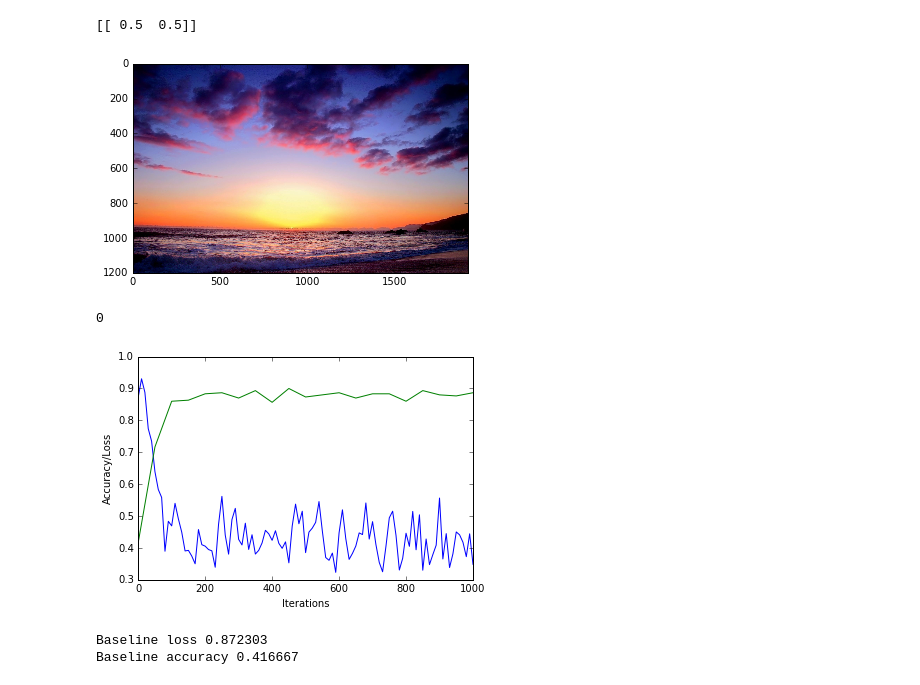
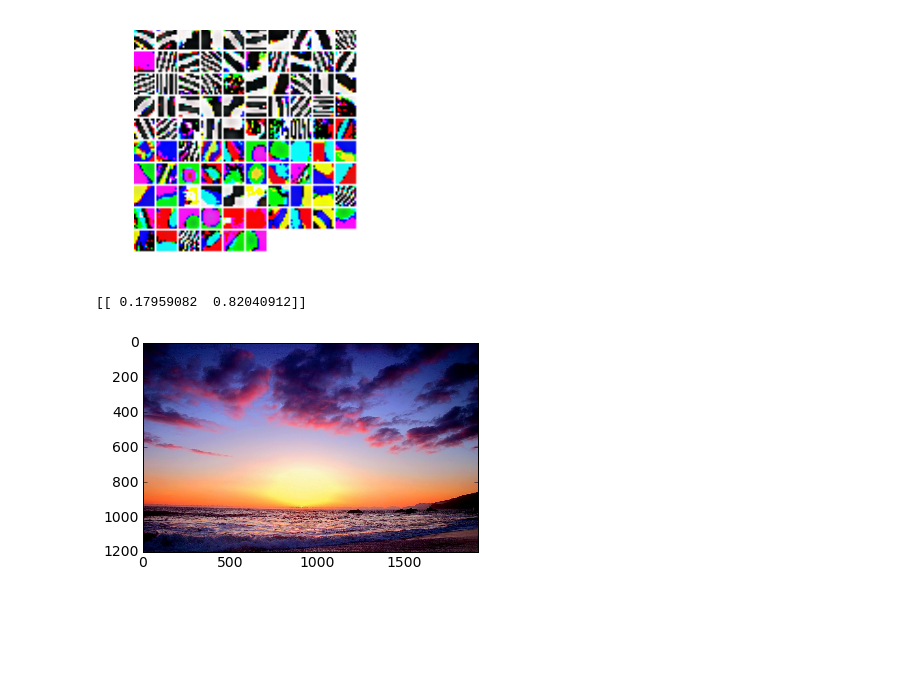
Before and after one commit to indivisibleatom/classes, a Jupyter notebook: patternRec/hw4/sunset.ipynb, the cells around one changed output. Cells and saved outputs as stored; diff of their text form; code cells hidden in the pictures; blank space fills up the shorter version.

```diff
--- a/patternRec/hw4/sunset.ipynb
+++ b/patternRec/hw4/sunset.ipynb
@@ -26,0 +20,8 @@ net = caffe.Net(deployModelPrototxt, "snapshots/Sunset_init.caffemodel", caffe.T
+# %%
+solverPrototxt = "models/Sunset_solver.prototxt"
+testingPrototxt = "models/Sunset_deploy.prototxt"
+
+trainingLogFile = "logs/train_Sunset.log"
+testingData ="bin/Sunset_test_lmdb"
+
+trainedModel = "snapshots/Sunset_iter_5000.caffemodel"
@@ -26,0 +33,24 @@ net = caffe.Net(deployModelPrototxt, "snapshots/Sunset_init.caffemodel", caffe.T
+# %%
+#Show training graph
+matplotlib.rcParams.update({'font.size': 14})
+iterations, losses = helpers.getTrainingLossFromTrainingFile(trainingLogFile)
+plt.plot(iterations, losses, label="Training Loss")
+
+iterations, accuracy = helpers.getAccuracyFromTrainingFile(trainingLogFile)
+plt.plot(iterations, accuracy, label="Accuracy")
+
+iterations, losses = helpers.getTestingLossFromTrainingFile(trainingLogFile)
+plt.plot(iterations, losses, label="Testing Loss")
+
+plt.xlabel("Iterations")
+plt.ylabel("Accuracy/Loss")
+
+plt.legend(loc='upper left')
+
+plt.show()
+
+print "Baseline training loss " + losses[0]
+print "Baseline test accuracy " + accuracy[0]
+
+print "Final training loss " + losses[-1]
+print "Final test accuracy " + accuracy[-1]
@@ -27,23 +63,28 @@ net = caffe.Net(deployModelPrototxt, "snapshots/Sunset_init.caffemodel", caffe.T
+# %%
+net = caffe.Net(testingPrototxt, trainedModel, caffe.TEST)
 # %%
+#Visualize learned filters from first layer
+filters = net.params["conv1"][0].data
+helpers.showFilterGrid(filters.transpose(0, 2, 3, 1), False)
+plt.show()
+
 #Play-around with initial network
 net.blobs['data'].reshape(1,3,227,227)
 transformer = caffe.io.Transformer({'data': net.blobs['data'].data.shape})
 transformer.set_transpose('data', (2,0,1))
-#transformer.set_channel_swap('data', (2,1,0))
+transformer.set_raw_scale('data', 255)
+transformer.set_mean('data', np.array([104,117,123]))
+transformer.set_channel_swap('data', (2,1,0))
 
 im = caffe.io.load_image('wild/Sunset/7041778-twilight-sunset.jpg')
 plt.imshow(im)
 im = transformer.preprocess('data', im)
 net.blobs['data'].data[...] = im
 
 net.forward()
 probabilities = net.blobs['prob'].data
 print probabilities
 # %% [output]
+[figure, new version]
-[[ 0.5  0.5]]
+[[ 0.17959082  0.82040912]]
-[figure, old version]
+[figure, added]
-# %%
-#Do the magic
-os.system("bash run_training_pipeline.sh Sunset --finetune --resize_height=256 --resize_width=256")
-# %% [output]
-0
@@ -52,18 +90,0 @@ net = caffe.Net(deployModelPrototxt, "snapshots/Sunset_iter_1000.caffemodel", ca
-# %%
-#Show training graph
-iterations, losses = helpers.getLossFromTrainingFile(trainingLogFile)
-plt.plot(iterations, losses)
-
-iterations, accuracy = helpers.getAccuracyFromTrainingFile(trainingLogFile)
-plt.plot(iterations, accuracy)
-plt.xlabel("Iterations")
-plt.ylabel("Accuracy/Loss")
-
-plt.show()
-
-print "Baseline loss " + losses[0]
-print "Baseline accuracy " + accuracy[0]
-# %% [output]
-[figure, removed]
-Baseline loss 0.872303
-Baseline accuracy 0.416667
```
Also changed, not shown: parts of 10 cells of this notebook, 23 other files.
